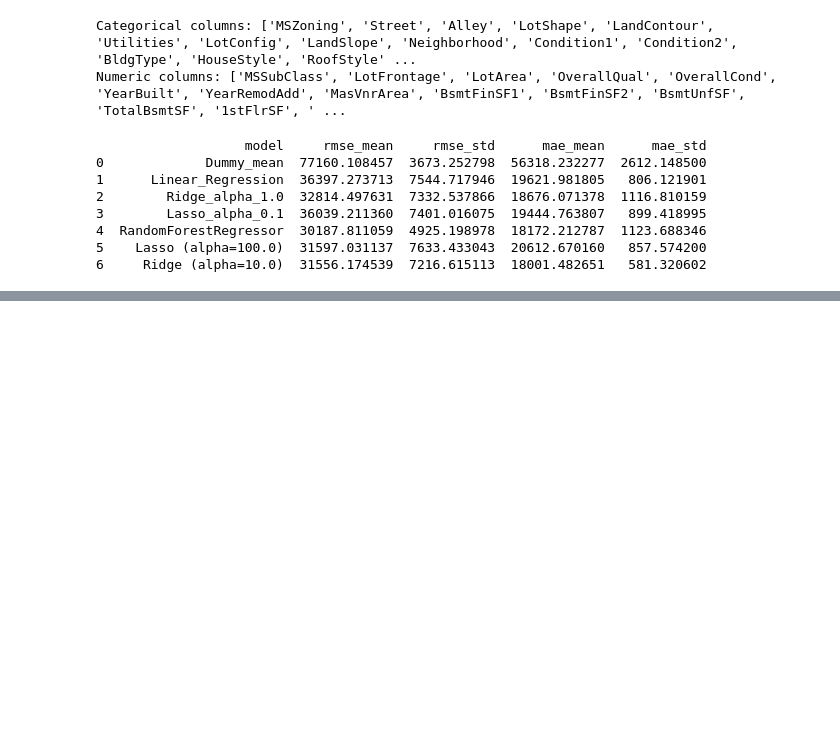
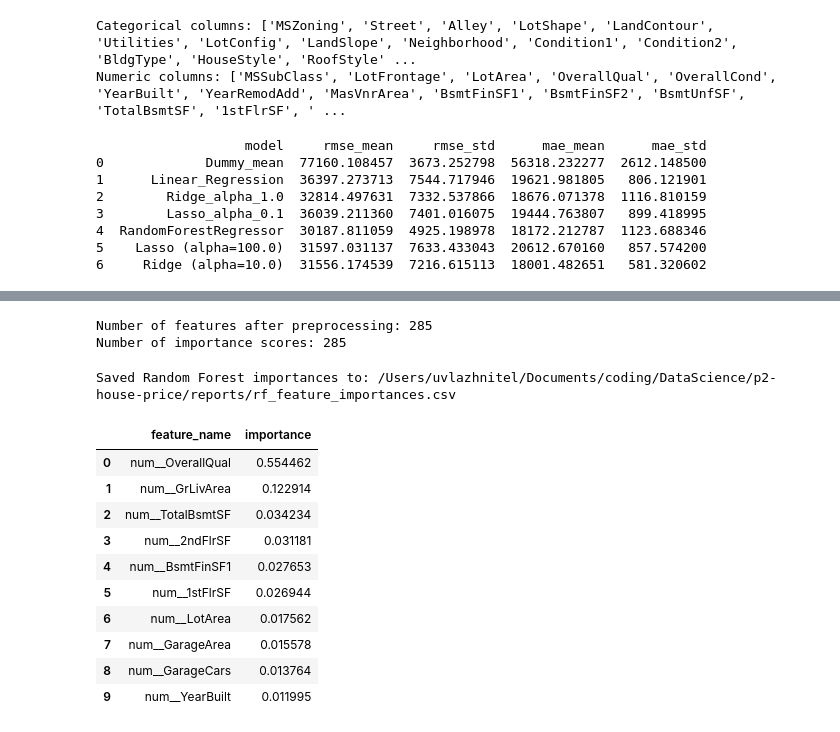
Before and after one commit to Uvlazhnitel/House-prices-regression, a Jupyter notebook: notebooks/04_random_forest_baseline.ipynb, the cells around one changed output, grey strips where cells are left out. Saved outputs shown, nothing was run; the diff lists cells and outputs as text; code cells hidden in the pictures; blank space fills up the shorter version.

Commit message:
Add feature importances report for Random Forest model

```diff
--- a/notebooks/04_random_forest_baseline.ipynb
+++ b/notebooks/04_random_forest_baseline.ipynb
@@ -142,3 +142,6 @@ print(df_baseline)
 4  RandomForestRegressor  30187.811059  4925.198978  18172.212787  1123.688346
 5    Lasso (alpha=100.0)  31597.031137  7633.433043  20612.670160   857.574200
 6     Ridge (alpha=10.0)  31556.174539  7216.615113  18001.482651   581.320602
+# %%
+# Fit the RF model on the entire training data
+rf_model.fit(X_train, y_train)
@@ -144,0 +166,52 @@ print(df_baseline)
+# %%
+# Extract the fitted preprocessing step from the pipeline
+preprocessor_fitted = rf_model.named_steps["preprocessor"]
+
+# Extract the fitted random forest regressor from the pipeline
+rf_model_fitted = rf_model.named_steps["regressor"]
+
+# Get the names of the features after the preprocessing step
+feature_names = preprocessor_fitted.get_feature_names_out()
+
+# Get the feature importance scores from the fitted random forest model
+importances = rf_model_fitted.feature_importances_
+
+print("Number of features after preprocessing:", len(feature_names))
+print("Number of importance scores:", len(importances))
+# %% [output]
+Number of features after preprocessing: 285
+Number of importance scores: 285
+# %%
+# Build a DataFrame: feature_name + importance
+rf_importances_df = pd.DataFrame(
+    {
+        "feature_name": feature_names,
+        "importance": importances,
+    }
+)
+
+# Sort by importance (descending)
+rf_importances_df = rf_importances_df.sort_values(
+    by="importance",
+    ascending=False,
+).reset_index(drop=True)
+
+# Save to CSV
+output_path = REPORTS_DIR / "rf_feature_importances.csv"
+rf_importances_df.to_csv(output_path, index=False)
+
+# Show top-10 most important features
+rf_importances_df.head(10)
+# %% [output]
+Saved Random Forest importances to: /Users/uvlazhnitel/Documents/coding/DataScience/p2-house-price/reports/rf_feature_importances.csv
+|  | feature_name | importance |
+| 0 | num__OverallQual | 0.554462 |
+| 1 | num__GrLivArea | 0.122914 |
+| 2 | num__TotalBsmtSF | 0.034234 |
+| 3 | num__2ndFlrSF | 0.031181 |
+| 4 | num__BsmtFinSF1 | 0.027653 |
+| 5 | num__1stFlrSF | 0.026944 |
+| 6 | num__LotArea | 0.017562 |
+| 7 | num__GarageArea | 0.015578 |
+| 8 | num__GarageCars | 0.013764 |
+| 9 | num__YearBuilt | 0.011995 |
```
Also changed, not shown: parts of 1 cell of this notebook, 1 other file.
